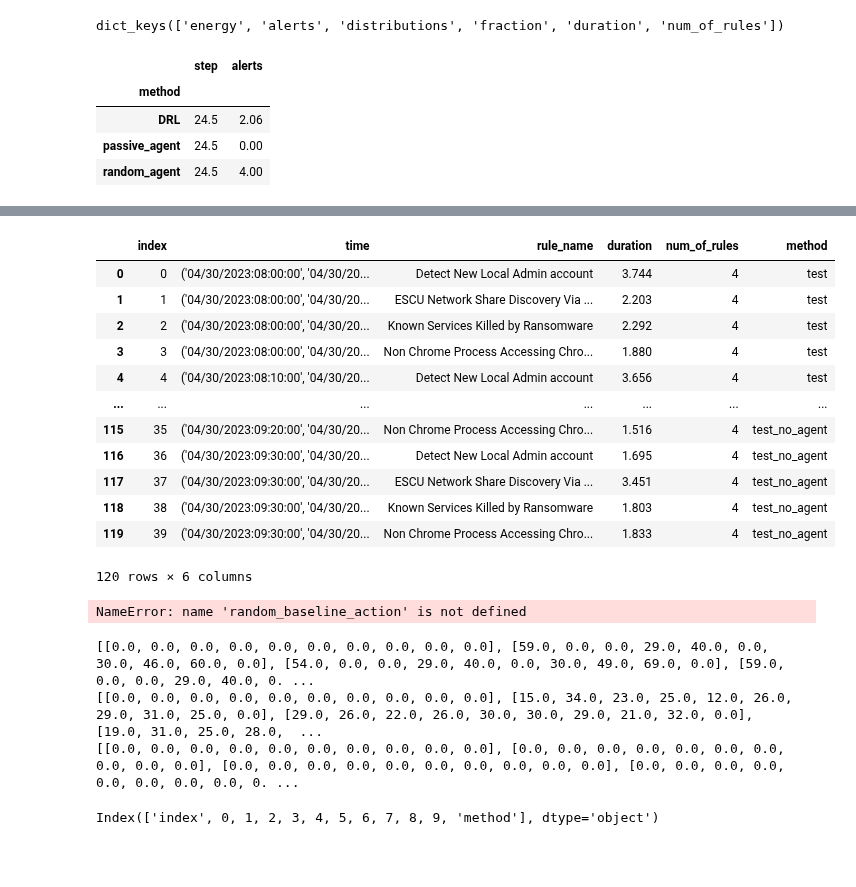
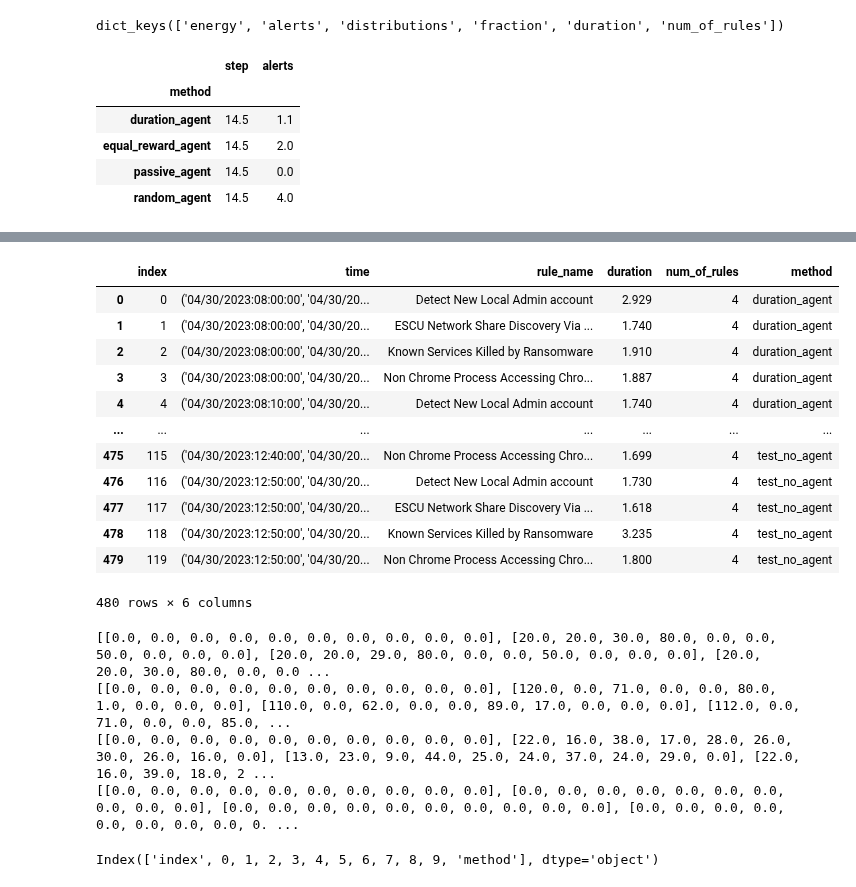
Before and after one commit to sapirani/GreenSecurityMeasurementAndOptimizationFramework, a Jupyter notebook: SplunkResearch/src/result_analysis.ipynb, the cells around one changed output, grey strips where cells are left out. Drawn from its saved outputs; the diff is of its cells as text; code cells hidden in the pictures; blank space fills up the shorter version.

```diff
--- a/SplunkResearch/src/result_analysis.ipynb
+++ b/SplunkResearch/src/result_analysis.ipynb
@@ -233,13 +241,12 @@ def dict_to_df_alert(values_dict):
     return alert_df
 # %%
 #load json file
-with open(f'{expirment_dir}/test/reward_values_dict.json') as f:
-    model_values = json.load(f)
-model_values.keys()
-
+with open(f'{expirment_dir}/equal_reward_agent/reward_values_dict.json') as f:
+    equal_reward_agent = json.load(f)
+with open(f'{expirment_dir}/duration_agent/reward_values_dict.json') as f:
+    duration_agent = json.load(f)
 with open(f'{expirment_dir}/test_no_agent/reward_values_dict.json') as f:
     test_passive_agent = json.load(f)
-test_passive_agent.keys()
 
 with open(f'{expirment_dir}/test_random_agent/reward_values_dict.json') as f:
     test_random_agent = json.load(f)
@@ -268,22 +280,25 @@ distribution_df = pd.concat([distribution_df_model, distribution_df_random_agent
 distribution_df.rename(columns={'index': 'step'}, inplace=True)
 distribution_df = distribution_df.melt(value_name='distribution', var_name='method', id_vars='step')
 # %%
-alert_df_model = dict_to_df_alert(model_values)
-alert_df_model.rename(columns={0: 'DRL'}, inplace=True)
+alert_df_equal_reward_agent = dict_to_df_alert(equal_reward_agent)
+alert_df_duration_agent = dict_to_df_alert(duration_agent)
+alert_df_equal_reward_agent.rename(columns={0: 'equal_reward_agent'}, inplace=True)
+alert_df_duration_agent.rename(columns={0: 'duration_agent'}, inplace=True)
 alert_df_random_agent = dict_to_df_alert(test_random_agent)
 alert_df_random_agent.rename(columns={0: 'random_agent'}, inplace=True)
 alert_df_passive_agent = dict_to_df_alert(test_passive_agent)
 alert_df_passive_agent.rename(columns={0: 'passive_agent'}, inplace=True)
-alert_df = pd.concat([alert_df_model, alert_df_random_agent, alert_df_passive_agent], axis=1).reset_index()
+alert_df = pd.concat([alert_df_equal_reward_agent, alert_df_duration_agent, alert_df_random_agent, alert_df_passive_agent], axis=1).reset_index()
 alert_df.rename(columns={'index': 'step'}, inplace=True)
 alert_df = alert_df.melt(value_name='alerts', var_name='method', id_vars='step')
 alert_df.groupby('method').mean()
 # %% [output]
 |  | step | alerts |
 | method |  |  |
-| DRL | 24.5 | 2.06 |
-| passive_agent | 24.5 | 0.00 |
-| random_agent | 24.5 | 4.00 |
+| duration_agent | 14.5 | 1.1 |
+| equal_reward_agent | 14.5 | 2.0 |
+| passive_agent | 14.5 | 0.0 |
+| random_agent | 14.5 | 4.0 |
 # %%
 alt.Chart(alert_df).mark_bar().encode(
     x='method',
@@ -395,43 +411,40 @@ alt.Chart(energy_df).mark_line(point=True).encode(
 # %%
 def get_time_rule_energy_df(mode, file_name):
     with open(f'{expirment_dir}/{mode}/{file_name}.json') as f:
         time_rules_energy_dict_test = json.load(f)
     time_rules_energy_dict_test_data = []
     rules_names = []
 
     for e in time_rules_energy_dict_test:
         # if len(v) == 0:
         #     for n in rules_names:
         #         time_rules_energy_dict_test_data.append({'time': e['time_range'], 'rule_name': n, 'energy': 0})
         # rules_names = []
 
         for r in e['rules']:
             rules_names.append(r['name'])
             time_rules_energy_dict_test_data.append({'time': e['time_range'], 'rule_name': r['name'], 'duration': r['run_duration'], 'num_of_rules': len(e['rules']), 'method': mode})
     return pd.DataFrame(time_rules_energy_dict_test_data)
-test_time_rules_energy_df = get_time_rule_energy_df("test", 'time_rules_energy')
+duration_agent_time_rules_energy_df = get_time_rule_energy_df("duration_agent", 'time_rules_energy')
+equal_reward_agent_time_rules_energy_df = get_time_rule_energy_df("equal_reward_agent", 'time_rules_energy')
 random_baseline_time_rules_energy_df = get_time_rule_energy_df("test_random_agent", 'time_rules_energy')
 passive_baseline_time_rules_energy_df = get_time_rule_energy_df("test_no_agent", 'time_rules_energy')
-time_rules_energy_df = pd.concat([test_time_rules_energy_df, random_baseline_time_rules_energy_df, passive_baseline_time_rules_energy_df]).reset_index()
+time_rules_energy_df = pd.concat([duration_agent_time_rules_energy_df, equal_reward_agent_time_rules_energy_df, random_baseline_time_rules_energy_df, passive_baseline_time_rules_energy_df]).reset_index()
 time_rules_energy_df
 # %% [output]
 |  | index | time | rule_name | duration | num_of_rules | method |
-| 0 | 0 | ('04/30/2023:08:00:00', '04/30/20... | Detect New Local Admin account | 3.744 | 4 | test |
-| 1 | 1 | ('04/30/2023:08:00:00', '04/30/20... | ESCU Network Share Discovery Via ... | 2.203 | 4 | test |
-| 2 | 2 | ('04/30/2023:08:00:00', '04/30/20... | Known Services Killed by Ransomware | 2.292 | 4 | test |
-| 3 | 3 | ('04/30/2023:08:00:00', '04/30/20... | Non Chrome Process Accessing Chro... | 1.880 | 4 | test |
-| 4 | 4 | ('04/30/2023:08:10:00', '04/30/20... | Detect New Local Admin account | 3.656 | 4 | test |
+| 0 | 0 | ('04/30/2023:08:00:00', '04/30/20... | Detect New Local Admin account | 2.929 | 4 | duration_agent |
+| 1 | 1 | ('04/30/2023:08:00:00', '04/30/20... | ESCU Network Share Discovery Via ... | 1.740 | 4 | duration_agent |
+| 2 | 2 | ('04/30/2023:08:00:00', '04/30/20... | Known Services Killed by Ransomware | 1.910 | 4 | duration_agent |
+| 3 | 3 | ('04/30/2023:08:00:00', '04/30/20... | Non Chrome Process Accessing Chro... | 1.887 | 4 | duration_agent |
+| 4 | 4 | ('04/30/2023:08:10:00', '04/30/20... | Detect New Local Admin account | 1.740 | 4 | duration_agent |
 | ... | ... | ... | ... | ... | ... | ... |
-| 115 | 35 | ('04/30/2023:09:20:00', '04/30/20... | Non Chrome Process Accessing Chro... | 1.516 | 4 | test_no_agent |
-| 116 | 36 | ('04/30/2023:09:30:00', '04/30/20... | Detect New Local Admin account | 1.695 | 4 | test_no_agent |
-| 117 | 37 | ('04/30/2023:09:30:00', '04/30/20... | ESCU Network Share Discovery Via ... | 3.451 | 4 | test_no_agent |
-| 118 | 38 | ('04/30/2023:09:30:00', '04/30/20... | Known Services Killed by Ransomware | 1.803 | 4 | test_no_agent |
-| 119 | 39 | ('04/30/2023:09:30:00', '04/30/20... | Non Chrome Process Accessing Chro... | 1.833 | 4 | test_no_agent |
+| 475 | 115 | ('04/30/2023:12:40:00', '04/30/20... | Non Chrome Process Accessing Chro... | 1.699 | 4 | test_no_agent |
+| 476 | 116 | ('04/30/2023:12:50:00', '04/30/20... | Detect New Local Admin account | 1.730 | 4 | test_no_agent |
+| 477 | 117 | ('04/30/2023:12:50:00', '04/30/20... | ESCU Network Share Discovery Via ... | 1.618 | 4 | test_no_agent |
+| 478 | 118 | ('04/30/2023:12:50:00', '04/30/20... | Known Services Killed by Ransomware | 3.235 | 4 | test_no_agent |
+| 479 | 119 | ('04/30/2023:12:50:00', '04/30/20... | Non Chrome Process Accessing Chro... | 1.800 | 4 | test_no_agent |
-120 rows × 6 columns
+480 rows × 6 columns
-# %%
-random_baseline_action
-# %% [output]
-NameError: name 'random_baseline_action' is not defined
 # %%
 # concat the dataframes into one dataframe with one column for the energy and one column for the method
 # test['method'] = 'DRL'
@@ -443,20 +456,22 @@ time_rules_energy_df['index'] = time_rules_energy_df['time'].apply(lambda x: tim
 # %%
 relevant_logtypes = sorted(list({f"{logtype[0]}_{logtype[1]}"  for rule in time_rules_energy_df.rule_name.unique() for logtype  in section_logtypes[rule]})) #[(x[0], str(x[1])) for x in state_span]
 def get_time_action_df(mode, file_name):
-    with open(f'{expirment_dir}/{mode}/{file_name}_{mode}.json') as f:
+    with open(f'{expirment_dir}/{mode}/{file_name}.json') as f:
         time_rules_energy_dict_test = json.load(f)
         print(time_rules_energy_dict_test)
     df = pd.DataFrame(time_rules_energy_dict_test)#, columns=relevant_logtypes+['wineventlog:security_4624'])
     df['method'] = mode
     return df
 # test_action = get_time_action_df("test", 'action_dict_test')
-test_action = get_time_action_df("test", 'action_dict')
+equal_reward_agent_action = get_time_action_df("equal_reward_agent", 'action_dict')
+duration_agent_action = get_time_action_df("duration_agent", 'action_dict')
 random_baseline_action = get_time_action_df("test_random_agent", 'action_dict')
 passive_baseline_action = get_time_action_df("test_no_agent", 'action_dict')
-time_action_df = pd.concat([test_action, random_baseline_action, passive_baseline_action]).reset_index()
+time_action_df = pd.concat([equal_reward_agent_action, duration_agent_action, random_baseline_action, passive_baseline_action]).reset_index()
 # %% [output]
-[[0.0, 0.0, 0.0, 0.0, 0.0, 0.0, 0.0, 0.0, 0.0, 0.0], [59.0, 0.0, 0.0, 29.0, 40.0, 0.0, 30.0, 46.0, 60.0, 0.0], [54.0, 0.0, 0.0, 29.0, 40.0, 0.0, 30.0, 49.0, 69.0, 0.0], [59.0, 0.0, 0.0, 29.0, 40.0, 0. ...
-[[0.0, 0.0, 0.0, 0.0, 0.0, 0.0, 0.0, 0.0, 0.0, 0.0], [15.0, 34.0, 23.0, 25.0, 12.0, 26.0, 29.0, 31.0, 25.0, 0.0], [29.0, 26.0, 22.0, 26.0, 30.0, 30.0, 29.0, 21.0, 32.0, 0.0], [19.0, 31.0, 25.0, 28.0,  ...
+[[0.0, 0.0, 0.0, 0.0, 0.0, 0.0, 0.0, 0.0, 0.0, 0.0], [20.0, 20.0, 30.0, 80.0, 0.0, 0.0, 50.0, 0.0, 0.0, 0.0], [20.0, 20.0, 29.0, 80.0, 0.0, 0.0, 50.0, 0.0, 0.0, 0.0], [20.0, 20.0, 30.0, 80.0, 0.0, 0.0 ...
+[[0.0, 0.0, 0.0, 0.0, 0.0, 0.0, 0.0, 0.0, 0.0, 0.0], [120.0, 0.0, 71.0, 0.0, 0.0, 80.0, 1.0, 0.0, 0.0, 0.0], [110.0, 0.0, 62.0, 0.0, 0.0, 89.0, 17.0, 0.0, 0.0, 0.0], [112.0, 0.0, 71.0, 0.0, 0.0, 85.0, ...
+[[0.0, 0.0, 0.0, 0.0, 0.0, 0.0, 0.0, 0.0, 0.0, 0.0], [22.0, 16.0, 38.0, 17.0, 28.0, 26.0, 30.0, 26.0, 16.0, 0.0], [13.0, 23.0, 9.0, 44.0, 25.0, 24.0, 37.0, 24.0, 29.0, 0.0], [22.0, 16.0, 39.0, 18.0, 2 ...
 [[0.0, 0.0, 0.0, 0.0, 0.0, 0.0, 0.0, 0.0, 0.0, 0.0], [0.0, 0.0, 0.0, 0.0, 0.0, 0.0, 0.0, 0.0, 0.0, 0.0], [0.0, 0.0, 0.0, 0.0, 0.0, 0.0, 0.0, 0.0, 0.0, 0.0], [0.0, 0.0, 0.0, 0.0, 0.0, 0.0, 0.0, 0.0, 0. ...
 # %%
 time_action_df.columns
```
Also changed, not shown: parts of 16 cells of this notebook, 25 other files.
